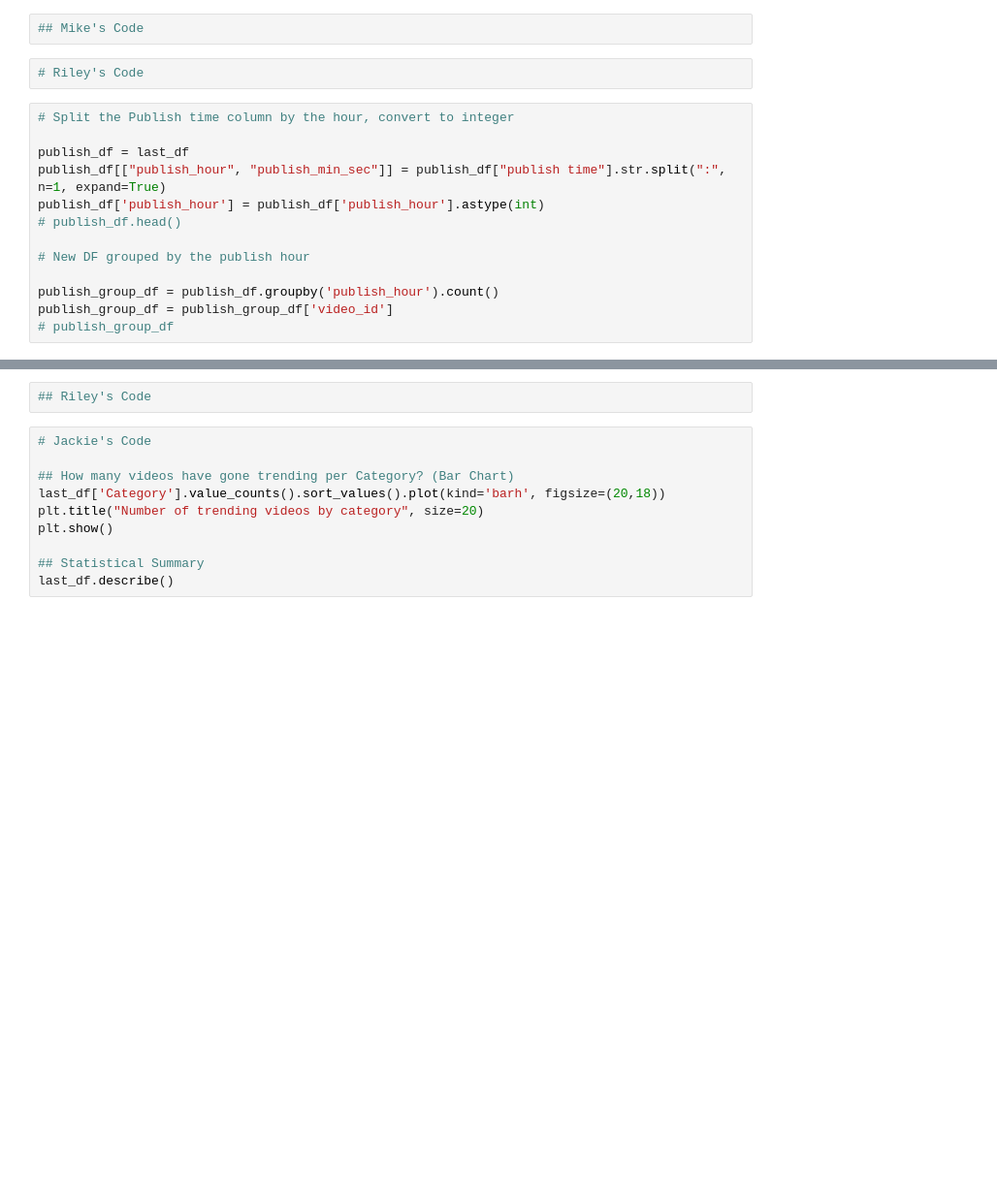
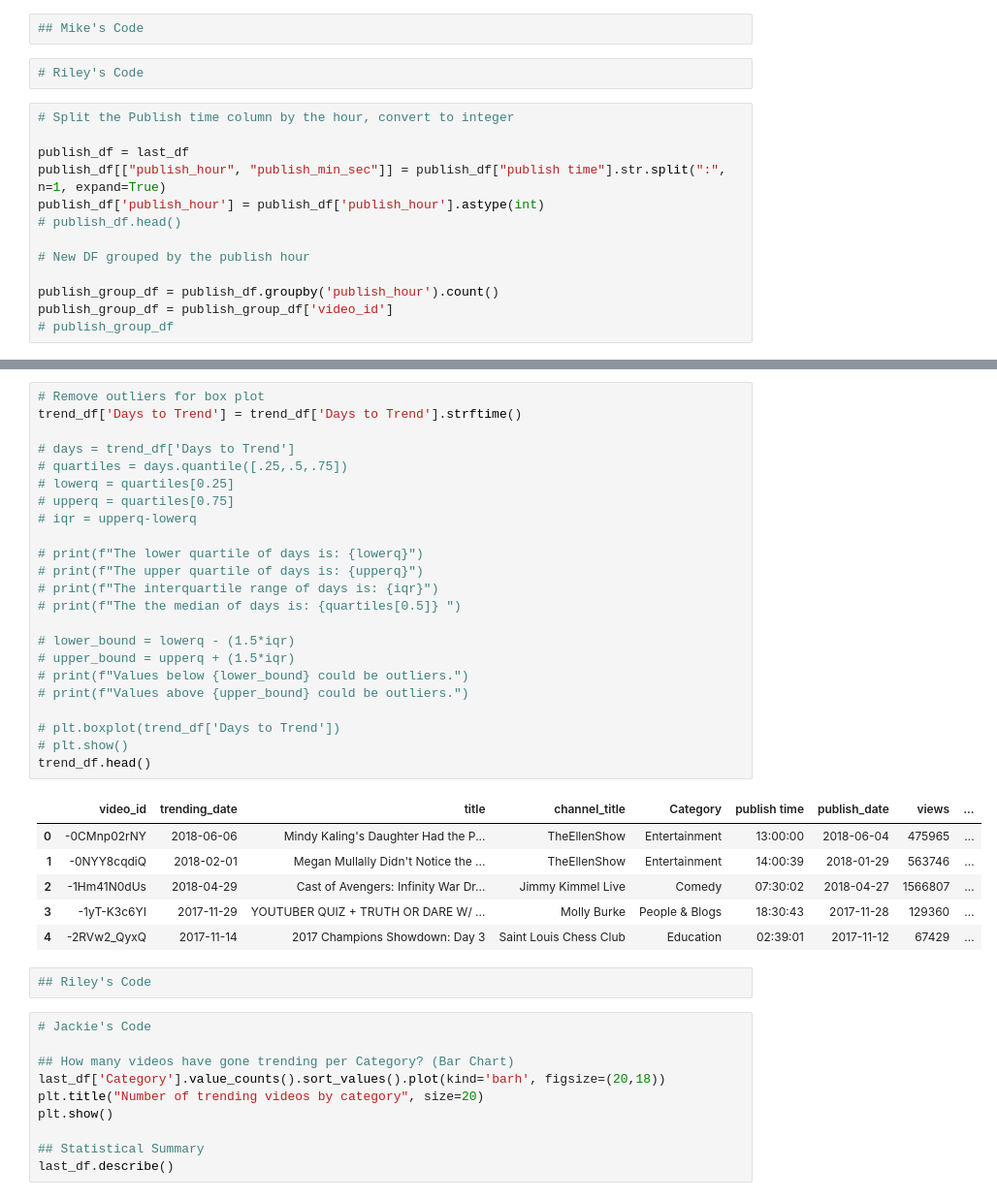
Before and after one commit to JacquelineMeyer1000/Project1_Group3, a Jupyter notebook: Group3_YouTube.ipynb, the cells around one changed output, grey strips where cells are left out. Shown at 97% size. Saved outputs shown, nothing was run; the diff lists cells and outputs as text; blank space fills up the shorter version.

```diff
--- a/Group3_YouTube.ipynb
+++ b/Group3_YouTube.ipynb
@@ -145,3 +168,33 @@ plt.boxplot()
+# %%
+# Remove outliers for box plot
+trend_df['Days to Trend'] = trend_df['Days to Trend'].strftime()
+
+# days = trend_df['Days to Trend']
+# quartiles = days.quantile([.25,.5,.75])
+# lowerq = quartiles[0.25]
+# upperq = quartiles[0.75]
+# iqr = upperq-lowerq
+
+# print(f"The lower quartile of days is: {lowerq}")
+# print(f"The upper quartile of days is: {upperq}")
+# print(f"The interquartile range of days is: {iqr}")
+# print(f"The the median of days is: {quartiles[0.5]} ")
+
+# lower_bound = lowerq - (1.5*iqr)
+# upper_bound = upperq + (1.5*iqr)
+# print(f"Values below {lower_bound} could be outliers.")
+# print(f"Values above {upper_bound} could be outliers.")
+
+# plt.boxplot(trend_df['Days to Trend'])
+# plt.show()
+trend_df.head()
+# %% [output]
+|  | video_id | trending_date | title | channel_title | Category | publish time | publish_date | views | ... |
+| 0 | -0CMnp02rNY | 2018-06-06 | Mindy Kaling's Daughter Had the P... | TheEllenShow | Entertainment | 13:00:00 | 2018-06-04 | 475965 | ... |
+| 1 | -0NYY8cqdiQ | 2018-02-01 | Megan Mullally Didn't Notice the ... | TheEllenShow | Entertainment | 14:00:39 | 2018-01-29 | 563746 | ... |
+| 2 | -1Hm41N0dUs | 2018-04-29 | Cast of Avengers: Infinity War Dr... | Jimmy Kimmel Live | Comedy | 07:30:02 | 2018-04-27 | 1566807 | ... |
+| 3 | -1yT-K3c6YI | 2017-11-29 | YOUTUBER QUIZ + TRUTH OR DARE W/ ... | Molly Burke | People & Blogs | 18:30:43 | 2017-11-28 | 129360 | ... |
+| 4 | -2RVw2_QyxQ | 2017-11-14 | 2017 Champions Showdown: Day 3 | Saint Louis Chess Club | Education | 02:39:01 | 2017-11-12 | 67429 | ... |
 # %%
 ## Riley's Code
 # %%
```
Also changed, not shown: parts of 6 cells of this notebook.
